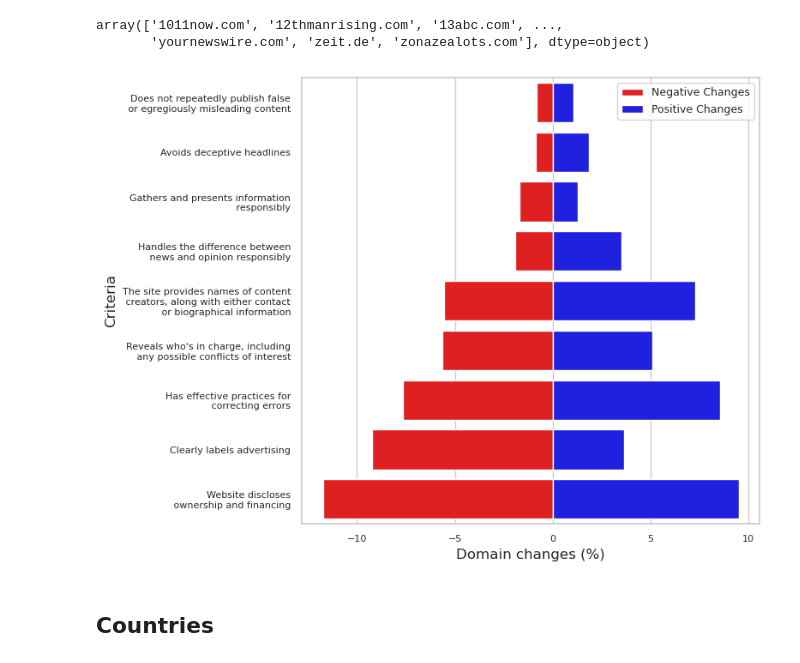
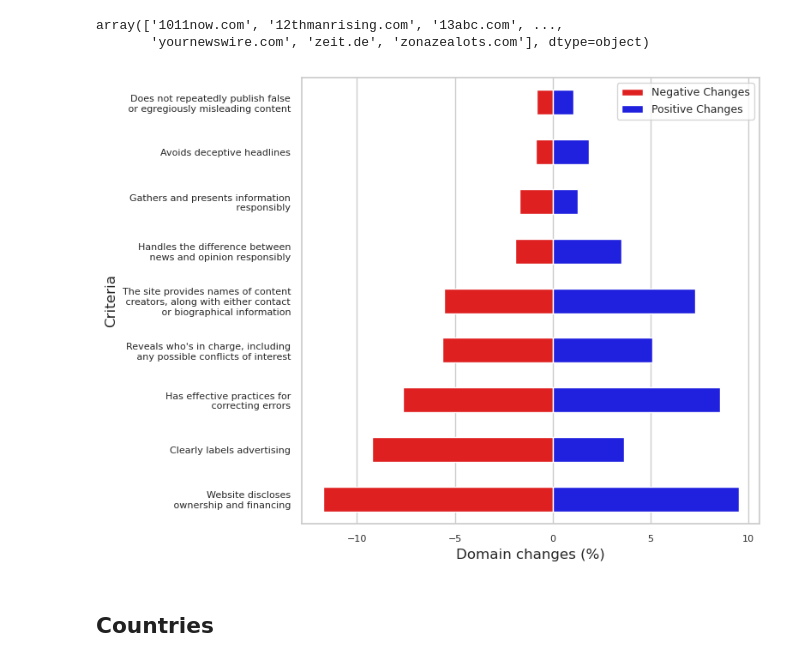
Before and after one commit to julaluehring/newsguard-review-analysis, a Jupyter notebook: 02-describe_newsguard.ipynb, the cells around one changed output. Saved outputs shown, nothing was run; the diff lists cells and outputs as text; code cells hidden in the pictures.

```diff
--- a/02-describe_newsguard.ipynb
+++ b/02-describe_newsguard.ipynb
@@ -1357,35 +1357,37 @@ criteria_changes["Criteria"] = \
                     "Website discloses ownership and financing":
                     "Website discloses\n ownership and financing",
                    })
 
 criteria_changes =\
     criteria_changes.sort_values(
         by="Negative Changes",
         ascending=False)
 
 plt.figure(figsize=(8, 6))
 sns.barplot(data=criteria_changes,
             x="Negative Changes",
             y="Criteria",
             color="red",
-            label="Negative Changes")
+            label="Negative Changes",
+            width=0.5)
 sns.barplot(data=criteria_changes,
             x="Positive Changes",
             y="Criteria",
             color="blue",
+            width=0.5,
             label="Positive Changes")
 
 plt.xlabel("Domain changes (%)")
 plt.ylabel("Criteria")
 plt.yticks(fontsize=8)
 plt.xticks(fontsize=8)
 plt.legend(prop={"size": 9})
 plt.tight_layout()
 plt.savefig(join(figures_path, "f3-criteria_changes.png"),
             dpi=300)
 plt.show()
 # %% [output]
-[figure, old version]
+[figure, new version]
 # %% [markdown]
 ## Countries
 # %%
```
Also changed, not shown: parts of 46 cells of this notebook.
